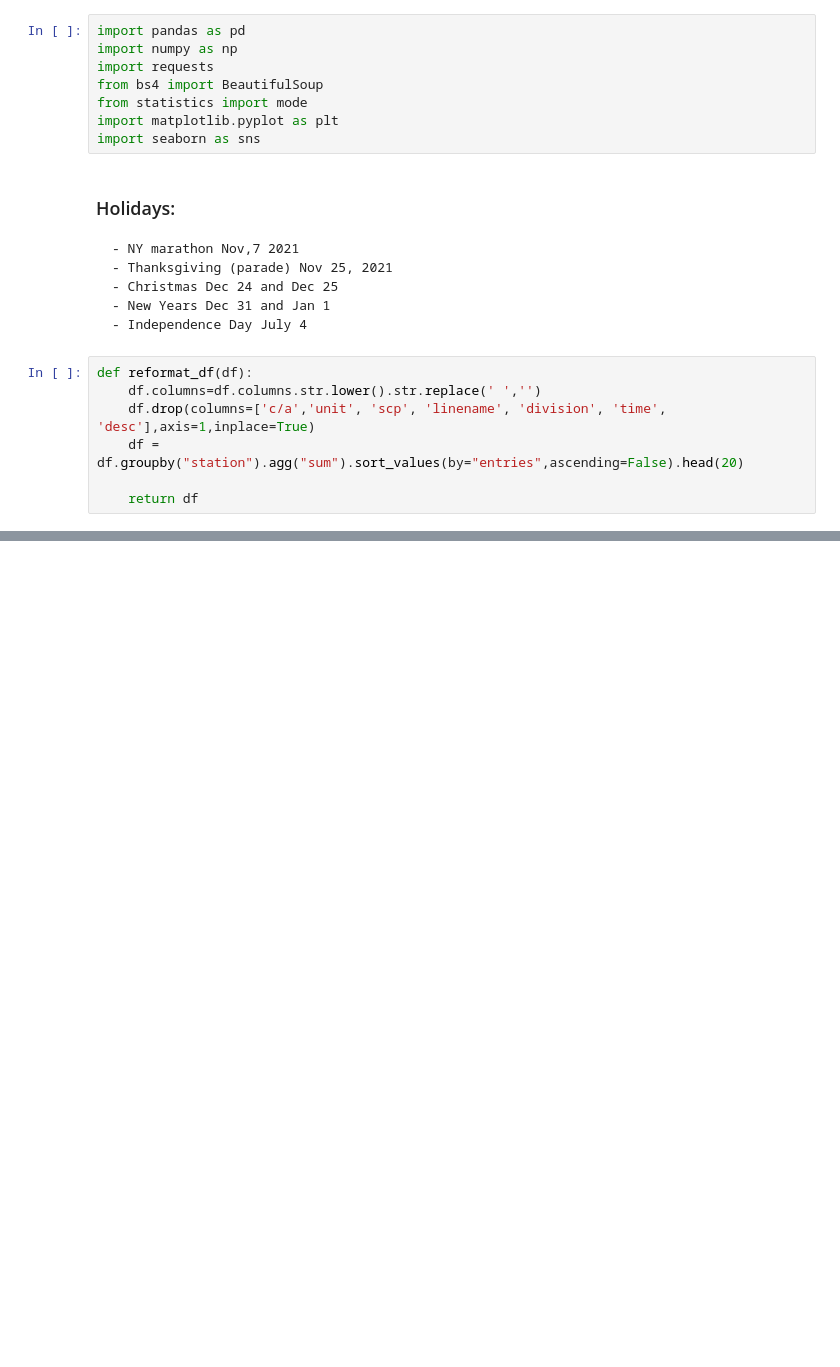
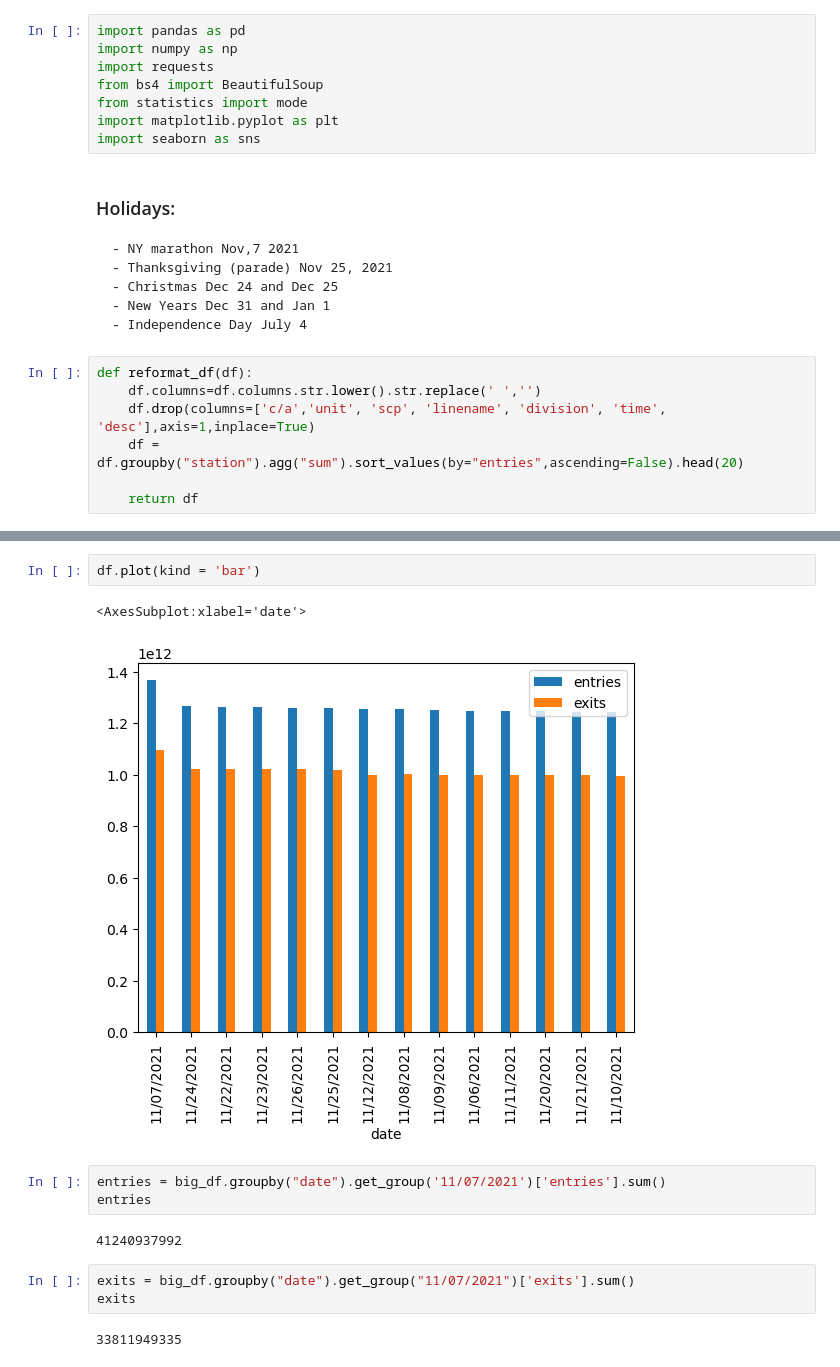
Before and after one commit to lmarett8/nyc_subway_traffic, a Jupyter notebook: notebooks/05_Holidays.ipynb, the cells around one changed output, grey strips where cells are left out. Drawn from its saved outputs; the diff is of its cells as text; blank space fills up the shorter version.

```diff
--- a/notebooks/05_Holidays.ipynb
+++ b/notebooks/05_Holidays.ipynb
@@ -79,0 +145,15 @@ for station in stations:
+# %%
+df.plot(kind = 'bar')
+# %% [output]
+<AxesSubplot:xlabel='date'>
+[figure, added]
+# %%
+entries = big_df.groupby("date").get_group('11/07/2021')['entries'].sum()
+entries
+# %% [output]
+41240937992
+# %%
+exits = big_df.groupby("date").get_group("11/07/2021")['exits'].sum()
+exits
+# %% [output]
+33811949335
```
Also changed, not shown: parts of 13 cells of this notebook.
